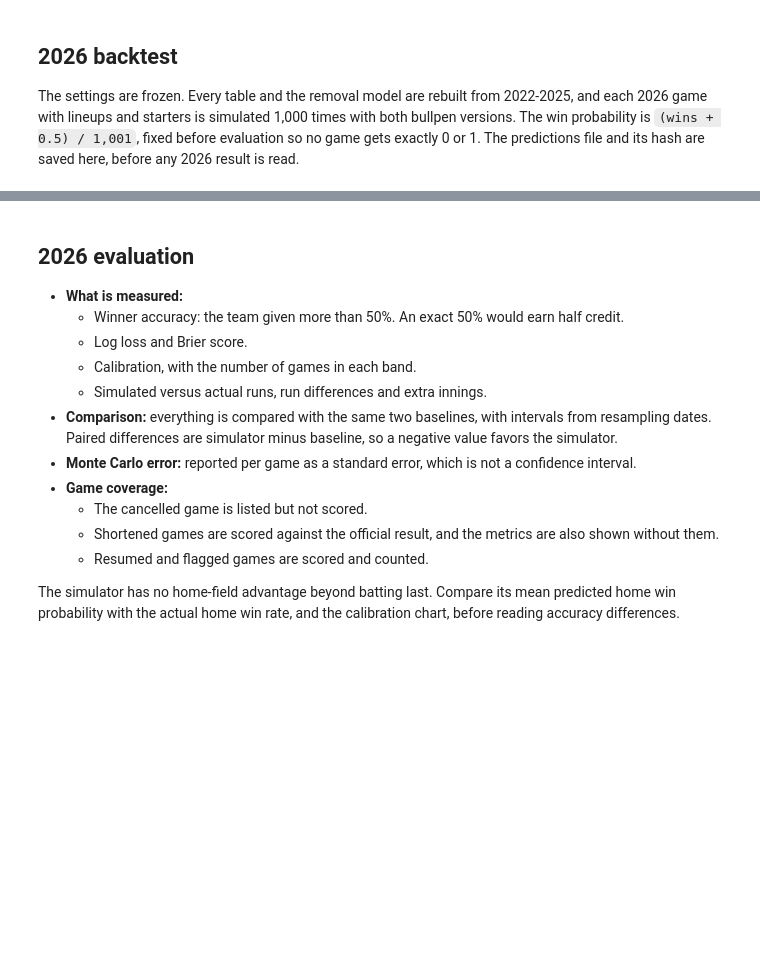
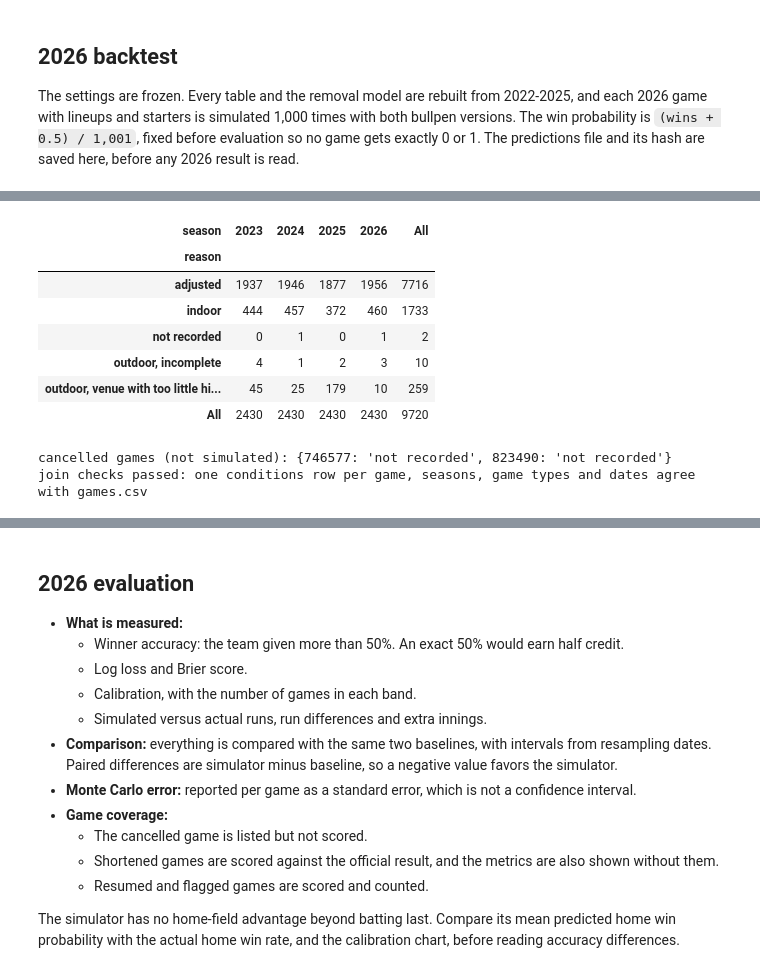
Before and after one commit to vartabje/mlb_game_simulator_win_probability_engine, a Jupyter notebook: notebooks/game_simulator.ipynb, the cells around one changed output, grey strips where cells are left out. Drawn from its saved outputs; the diff is of its cells as text; code cells hidden in the pictures; blank space fills up the shorter version.

```diff
--- a/notebooks/game_simulator.ipynb
+++ b/notebooks/game_simulator.ipynb
@@ -1223,0 +1240,69 @@ settings: unchanged
+# %%
+WEATHER_FILE = GAME_DIR / "mlb_game_conditions.csv"
+INDOOR_CONDITIONS = ["Dome", "Roof Closed"]
+# Blowing out counts as positive and blowing in as negative; across the field, calm and varying count as 0
+WIND_SIGN = {**{f"Out To {f}": 1 for f in ("LF", "CF", "RF")}, **{f"In From {f}": -1 for f in ("LF", "CF", "RF")}}
+WEATHER_FEATURES = ["temperature_dev", "wind_out_dev"]   # per 10 degrees F and per 10 mph, centred within each venue
+MIN_VENUE_GAMES = 30          # outdoor games a venue needs in the training seasons, or its games aren't adjusted
+WEATHER_REPLICATE_SEED = 24   # a second seed for the 2026 comparison, to show how much of a difference is simulation noise
+
+conditions = pd.read_csv(WEATHER_FILE, usecols=["game_pk", "season", "game_type_code", "game_date", "temperature_f",
+                                                 "weather_condition", "wind_speed_mph", "wind_direction"])
+weather = games[["game_pk", "season", "official_date", "venue_id", "status"]].merge(
+    conditions, on="game_pk", how="left", suffixes=("", "_conditions"), validate="one_to_one", indicator=True)
+weather_problems = []
+if conditions["game_pk"].duplicated().any():
+    weather_problems.append("duplicate game_pk in the conditions file")
+if len(weather) != len(games) or (weather["_merge"] != "both").any():
+    weather_problems.append(f"{int((weather['_merge'] != 'both').sum())} games without a conditions row")
+if ((weather["season_conditions"] != weather["season"]) | (weather["game_type_code"] != "R")
+        | (weather["game_date"] != weather["official_date"])).any():
+    weather_problems.append("season, game type or date disagrees with games.csv")
+if weather_problems:
+    raise ValueError("weather join failed: " + "; ".join(weather_problems))
+
+indoor = weather["weather_condition"].isin(INDOOR_CONDITIONS)
+complete = weather[["temperature_f", "wind_speed_mph", "wind_direction"]].notna().all(axis=1)
+weather["conditions"] = np.select([indoor, weather["weather_condition"].isna(), complete],
+                                  ["indoor", "not recorded", "outdoor"], "outdoor, incomplete")
+weather["temperature_10f"] = weather["temperature_f"] / 10
+weather["wind_out_10mph"] = weather["wind_speed_mph"] * weather["wind_direction"].map(WIND_SIGN).fillna(0) / 10
+weather = weather.set_index("game_pk")
+
+
+def weather_features(target):
+    """Weather predictors for every game, centred on each venue's outdoor games in seasons before `target`.
+
+    Games that are indoors, lack complete conditions, or are at a venue with fewer than MIN_VENUE_GAMES outdoor games
+    before `target` get zeros, which leaves their probabilities exactly as in the baseline.
+    """
+    outdoor = weather[(weather["conditions"] == "outdoor") & (weather["season"] < target)]
+    history = outdoor.groupby("venue_id")[["temperature_10f", "wind_out_10mph"]]
+    means = history.mean()[history.size() >= MIN_VENUE_GAMES]
+    f = weather[["season", "venue_id", "conditions"]].copy()
+    f["adjusted"] = (f["conditions"] == "outdoor") & f["venue_id"].isin(means.index)
+    centre = weather[["venue_id"]].join(means, on="venue_id")
+    for name, column in zip(WEATHER_FEATURES, ["temperature_10f", "wind_out_10mph"]):
+        f[name] = np.where(f["adjusted"], weather[column] - centre[column], 0.0)
+    f["reason"] = np.select([f["adjusted"], f["conditions"] == "outdoor"],
+                            ["adjusted", "outdoor, venue with too little history"], f["conditions"])
+    return f
+
+
+# Coverage: how each season's games are treated when that season is predicted
+weather_coverage = pd.concat([f[f["season"] == s] for s in [2023, 2024, 2025, TEST_SEASON] for f in [weather_features(s)]])
+weather_coverage = weather_coverage.assign(cancelled=weather.loc[weather_coverage.index, "status"].eq("Cancelled"))
+display(pd.crosstab(weather_coverage["reason"], weather_coverage["season"], margins=True))
+print("cancelled games (not simulated):", {int(g): r for g, r in weather_coverage.loc[weather_coverage["cancelled"], "reason"].items()})
+print("join checks passed: one conditions row per game, seasons, game types and dates agree with games.csv")
+# %% [output]
+| season | 2023 | 2024 | 2025 | 2026 | All |
+| reason |  |  |  |  |  |
+| adjusted | 1937 | 1946 | 1877 | 1956 | 7716 |
+| indoor | 444 | 457 | 372 | 460 | 1733 |
+| not recorded | 0 | 1 | 0 | 1 | 2 |
+| outdoor, incomplete | 4 | 1 | 2 | 3 | 10 |
+| outdoor, venue with too little hi... | 45 | 25 | 179 | 10 | 259 |
+| All | 2430 | 2430 | 2430 | 2430 | 9720 |
+cancelled games (not simulated): {746577: 'not recorded', 823490: 'not recorded'}
+join checks passed: one conditions row per game, seasons, game types and dates agree with games.csv
```
Also changed, not shown: parts of 12 cells of this notebook, 8 other files.
